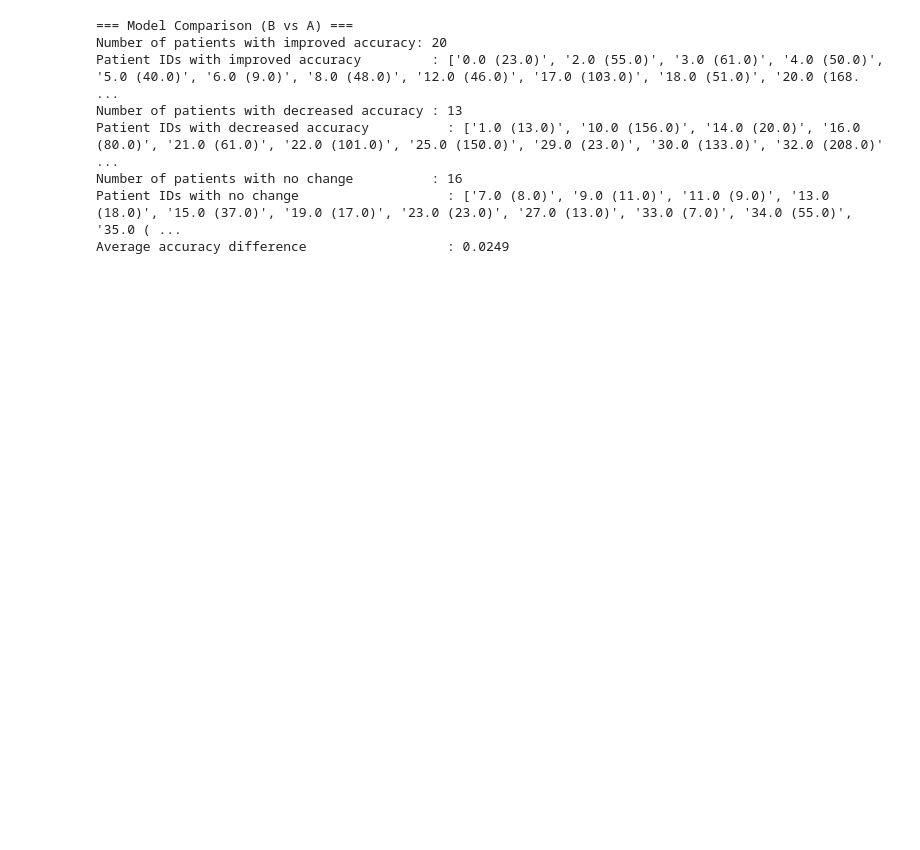
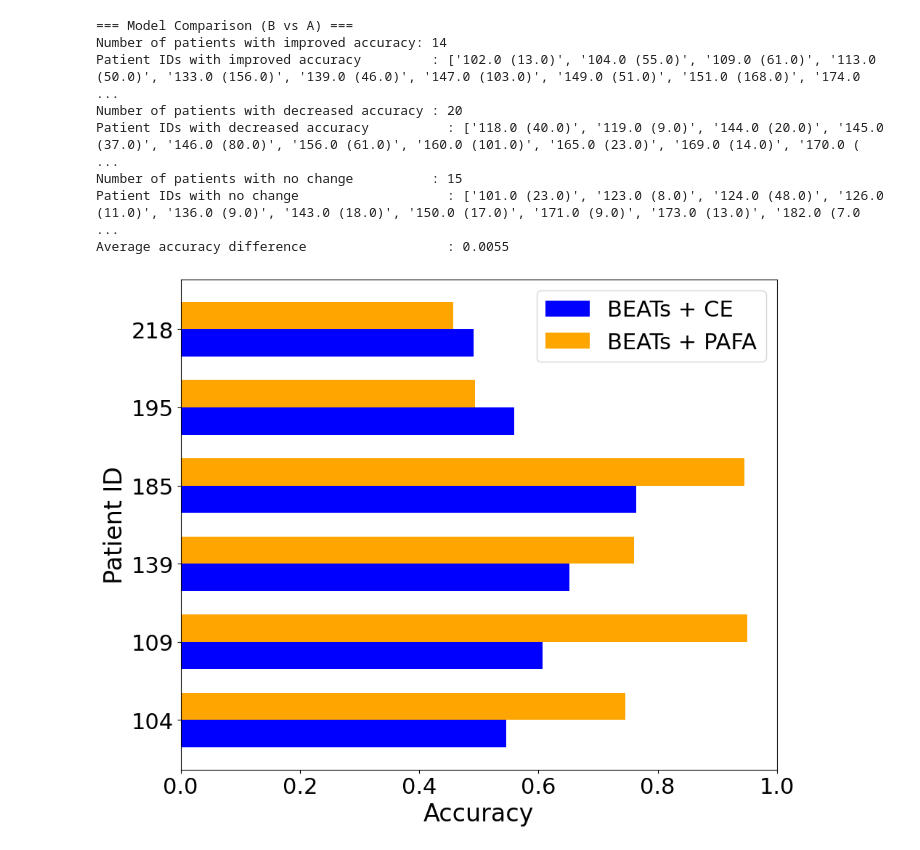
Before and after one commit to wa976/Patient-Aware-Feature-Alignment, a Jupyter notebook: patient_acc.ipynb, the cells around one changed output. Drawn from its saved outputs; the diff is of its cells as text; code cells hidden in the pictures; blank space fills up the shorter version.

```diff
--- a/patient_acc.ipynb
+++ b/patient_acc.ipynb
@@ -4,8 +4,8 @@ import numpy as np
 import matplotlib.pyplot as plt
 import seaborn as sns
 # %%
-csv_modelA = './save/icbhi_beats_ce_seed4_best/patient_evaluation.csv'
-csv_modelB = './save/icbhi_beats_pafa_seed4_best_50_0.0005/patient_evaluation.csv'
+csv_modelA = 'test_patient_evaluation_ce.csv'
+csv_modelB = 'test_patient_evaluation_pafa.csv'
 # %%
 dfA = pd.read_csv(csv_modelA)
 dfB = pd.read_csv(csv_modelB)
@@ -136,11 +136,63 @@ print(f"Patient IDs with no change                   : {nochange_ids}")
 print(f"Average accuracy difference                  : {avg_diff:.4f}\n")
 # %% [output]
 === Model Comparison (B vs A) ===
-Number of patients with improved accuracy: 20
-Patient IDs with improved accuracy         : ['0.0 (23.0)', '2.0 (55.0)', '3.0 (61.0)', '4.0 (50.0)', '5.0 (40.0)', '6.0 (9.0)', '8.0 (48.0)', '12.0 (46.0)', '17.0 (103.0)', '18.0 (51.0)', '20.0 (168. ...
-Number of patients with decreased accuracy : 13
-Patient IDs with decreased accuracy          : ['1.0 (13.0)', '10.0 (156.0)', '14.0 (20.0)', '16.0 (80.0)', '21.0 (61.0)', '22.0 (101.0)', '25.0 (150.0)', '29.0 (23.0)', '30.0 (133.0)', '32.0 (208.0)' ...
-Number of patients with no change          : 16
-Patient IDs with no change                   : ['7.0 (8.0)', '9.0 (11.0)', '11.0 (9.0)', '13.0 (18.0)', '15.0 (37.0)', '19.0 (17.0)', '23.0 (23.0)', '27.0 (13.0)', '33.0 (7.0)', '34.0 (55.0)', '35.0 ( ...
-Average accuracy difference                  : 0.0249
+Number of patients with improved accuracy: 14
+Patient IDs with improved accuracy         : ['102.0 (13.0)', '104.0 (55.0)', '109.0 (61.0)', '113.0 (50.0)', '133.0 (156.0)', '139.0 (46.0)', '147.0 (103.0)', '149.0 (51.0)', '151.0 (168.0)', '174.0  ...
+Number of patients with decreased accuracy : 20
+Patient IDs with decreased accuracy          : ['118.0 (40.0)', '119.0 (9.0)', '144.0 (20.0)', '145.0 (37.0)', '146.0 (80.0)', '156.0 (61.0)', '160.0 (101.0)', '165.0 (23.0)', '169.0 (14.0)', '170.0 ( ...
+Number of patients with no change          : 15
+Patient IDs with no change                   : ['101.0 (23.0)', '123.0 (8.0)', '124.0 (48.0)', '126.0 (11.0)', '136.0 (9.0)', '143.0 (18.0)', '150.0 (17.0)', '171.0 (9.0)', '173.0 (13.0)', '182.0 (7.0 ...
+Average accuracy difference                  : 0.0055
+# %%
+import numpy as np
+
+# selected_ids = [109,218,185,195,139,104,118,124,113] ## sub cluster
+selected_ids = [109,218,185,195,139,104] ## sub cluster
+
+# selected_ids = [160,198,146,174,177,145,147,133,176,205] ## High sample
+# selected_ids = [160,198,146,174,177,145] ## High sample
+
+# 각 모델별로 선택한 환자 id에 해당하는 데이터 필터링
+dfA_selected = dfA[dfA['patient id'].isin(selected_ids)][['patient id', 'accuracy']]
+dfB_selected = dfB[dfB['patient id'].isin(selected_ids)][['patient id', 'accuracy']]
+
+
+# 환자 id를 기준으로 두 모델의 데이터를 merge하여 side-by-side 비교가 가능하도록 함
+df_selected = pd.merge(dfA_selected, dfB_selected, on='patient id', suffixes=('_A', '_B'))
+
+
+# Set font size parameters for various elements
+axis_label_font_size = 24   # for x- and y-axis labels
+title_font_size       = 28   # for the plot title
+tick_label_font_size  = 22   # for the tick labels
+legend_font_size      = 22   # for the legend text
+
+
+plt.figure(figsize=(10, 8))
+
+# 수평 바의 위치 설정. 각 환자마다 두 모델의 정확도를 바 그룹으로 표시합니다.
+y_positions = np.arange(len(df_selected))
+bar_height = 0.35  # 한 그룹 내 바 높이
+
+# 각 모델의 정확도를 수평 막대로 그림
+plt.barh(y_positions - bar_height/2, df_selected['accuracy_A'], height=bar_height,
+         label='BEATs + CE', color='blue')
+plt.barh(y_positions + bar_height/2, df_selected['accuracy_B'], height=bar_height,
+         label='BEATs + PAFA', color='orange')
+
+# Axis labels and title with font size adjustments
+plt.xlabel('Accuracy', fontsize=axis_label_font_size)
+plt.ylabel('Patient ID', fontsize=axis_label_font_size)
+# plt.title('Accuracy Comparison for Selected Patients', fontsize=title_font_size)
+
+# Setting tick label sizes for both axes
+plt.xticks(fontsize=tick_label_font_size)
+plt.yticks(y_positions, df_selected['patient id'], fontsize=tick_label_font_size)
+
+plt.xlim(0, 1)  # 정확도가 0~1 사이의 값일 경우
+plt.legend(fontsize=legend_font_size)
+plt.tight_layout()
+plt.show()
+# %% [output]
+[figure, added]
 # %%
```
Also changed, not shown: parts of 7 cells of this notebook, 23 other files.
